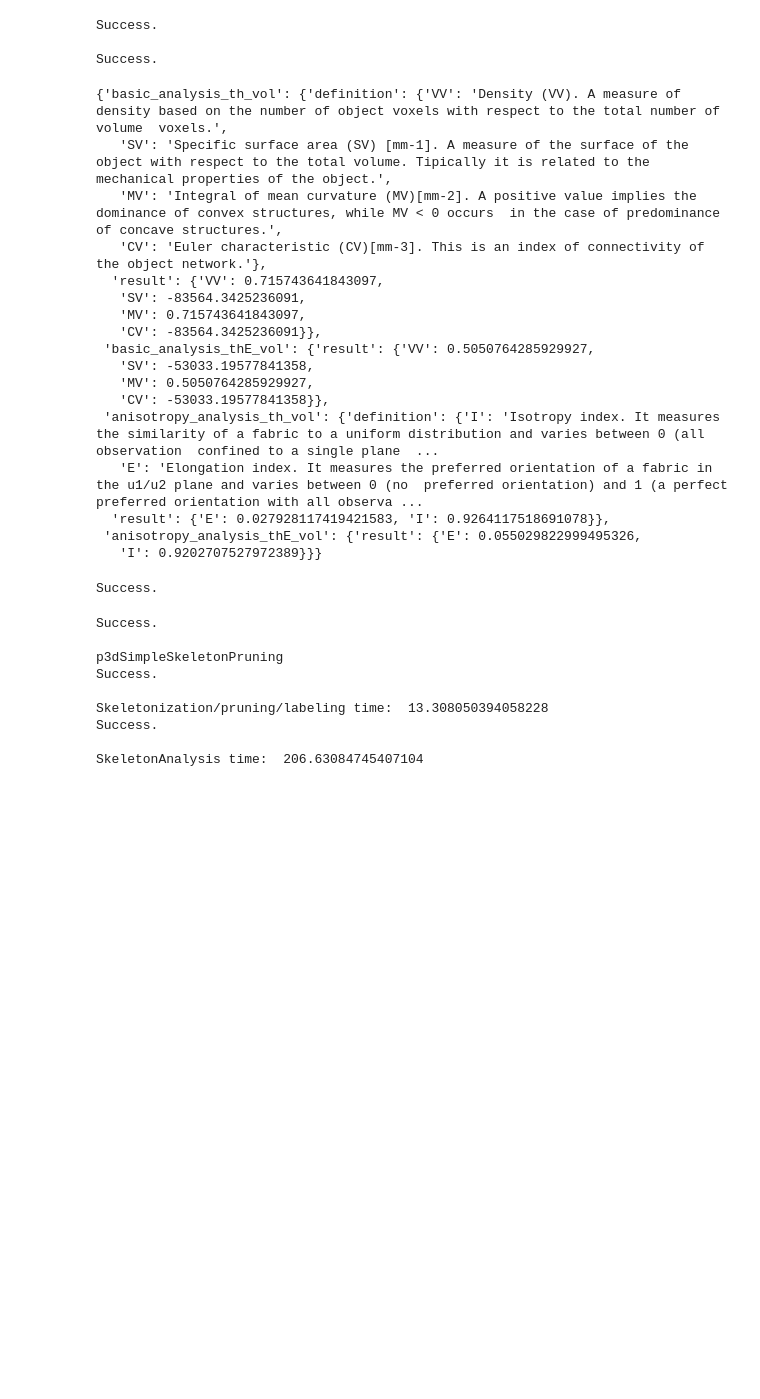
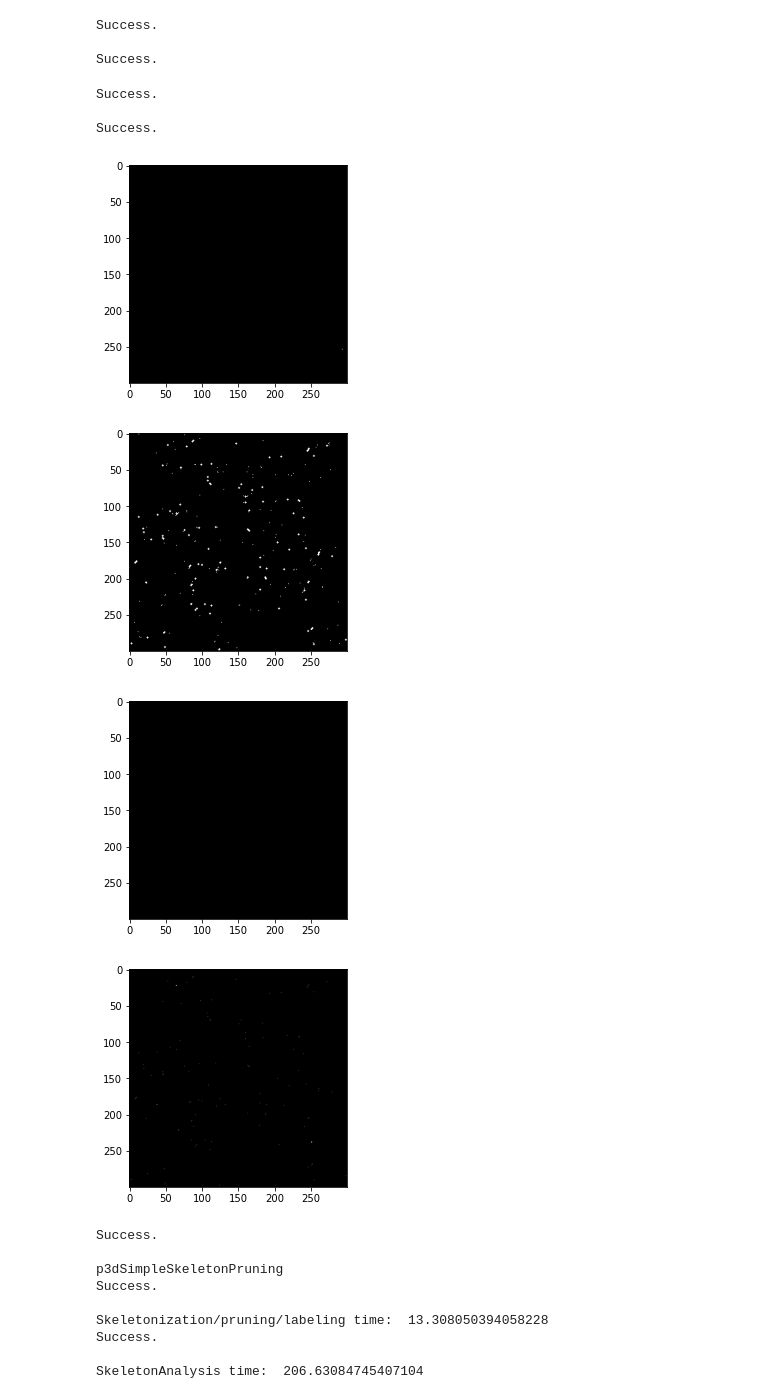
Before and after one commit to mrahmansagar/poreAnalysis, a Jupyter notebook: poreAnalysis_filter_boundary.ipynb, the cells around one changed output. Drawn from its saved outputs; the diff is of its cells as text; code cells hidden in the pictures; blank space fills up the shorter version.

```diff
--- a/poreAnalysis_filter_boundary.ipynb
+++ b/poreAnalysis_filter_boundary.ipynb
@@ -99,57 +124,26 @@ result['anisotropy_analysis_thE_vol'] = anisotropy_analysis
 Success.
 
 Success.
-# %%
-result
-# %% [output]
-{'basic_analysis_th_vol': {'definition': {'VV': 'Density (VV). A measure of density based on the number of object voxels with respect to the total number of volume  voxels.',
-   'SV': 'Specific surface area (SV) [mm-1]. A measure of the surface of the object with respect to the total volume. Tipically it is related to the mechanical properties of the object.',
-   'MV': 'Integral of mean curvature (MV)[mm-2]. A positive value implies the dominance of convex structures, while MV < 0 occurs  in the case of predominance of concave structures.',
-   'CV': 'Euler characteristic (CV)[mm-3]. This is an index of connectivity of the object network.'},
-  'result': {'VV': 0.715743641843097,
-   'SV': -83564.3425236091,
-   'MV': 0.715743641843097,
-   'CV': -83564.3425236091}},
- 'basic_analysis_thE_vol': {'result': {'VV': 0.5050764285929927,
-   'SV': -53033.19577841358,
-   'MV': 0.5050764285929927,
-   'CV': -53033.19577841358}},
- 'anisotropy_analysis_th_vol': {'definition': {'I': 'Isotropy index. It measures the similarity of a fabric to a uniform distribution and varies between 0 (all observation  confined to a single plane  ...
-   'E': 'Elongation index. It measures the preferred orientation of a fabric in the u1/u2 plane and varies between 0 (no  preferred orientation) and 1 (a perfect preferred orientation with all observa ...
-  'result': {'E': 0.027928117419421583, 'I': 0.9264117518691078}},
- 'anisotropy_analysis_thE_vol': {'result': {'E': 0.055029822999495326,
-   'I': 0.9202707527972389}}}
 # %%
 # Blob Analysis
-blob_analysis = {}
-def_blob = { 'COUNT': 'The number of identified blobs.',
- 'VOLUME': '[mm3] An array of length COUNT with the volume of each identified blob computed as the number of voxels rescaled  according to the specified voxel size.',
- 'MAX_SPHERE': '[mm] An array of length COUNT with the diameter of the maximum inscribed sphere of each identified blob. It is  computed as two times the maximum value of the Euclidean distance transform within the blob.',
- 'EQ_SPHERE': '[mm] An array of length COUNT with the diameter of the equivalent sphere, i.e. the diameter of a sphere with the  same volume as the blob. It is computed exploiting the inverse formula of the volume of a sphere.',
- 'MIN_AXIS': '[mm] An array of length COUNT with the minor axis length, i.e. the length of the shortest segment among all the  segments fully included into the blob and passing through its center of mass. The so-called “star” of segments from which  selecting the shortest is generated using random orientations. The "star" image can be optionally returned as output in order  to determine if more random segments have to be computed.',
- 'MAX_AXIS': '[mm] An array of length COUNT with the major axis length, i.e. the length of the longest segment among all the  segments fully included into the blob and passing through its center of mass.',
- 'SPHERICITY': 'An array of length COUNT with the ratio of MAX_SPHERE and EQ_SPHERE for each blob.',
- 'ASPECT_RATIO': 'An array of length COUNT with the ratio of MIN_AXIS and MAX_AXIS for each blob.',
- 'EXTENT': 'An array of length COUNT with the ratio between the volume of the blob and the volume of the minimum bounding box,  i.e. the smallest parallelepiped oriented according to image axis containing the blob.'}
-
-blob_analysis['definition'] = def_blob
-
-blob_stats = py_p3dBlobAnalysis(thD_volc, x, y, z, resolution=res)
-
-mem_pt = ctypes.c_double*blob_stats.blobCount
-
-res_blob = {'COUNT': blob_stats.blobCount,
-            'VOLUME': list(mem_pt.from_address(int(blob_stats.volume))),
-            'MAX_SPHERE': list(mem_pt.from_address(int(blob_stats.max_sph))),
-            'EQ_SPHERE': list(mem_pt.from_address(int(blob_stats.eq_sph))),
-            'MIN_AXIS': list(mem_pt.from_address(int(blob_stats.l_min))),
-            'MAX_AXIS': list(mem_pt.from_address(int(blob_stats.l_max))),
-            'SPHERICITY': list(mem_pt.from_address(int(blob_stats.sphericity))),
-            'ASPECT_RATIO': list(mem_pt.from_address(int(blob_stats.aspect_ratio))),
-            'EXTENT': list(mem_pt.from_address(int(blob_stats.extent))),
-           }
-blob_analysis['result'] = res_blob
-
-results['blob_analysis'] = blob_analysis
+blob_stats, blobs_th_volc, star_th_volc = py_p3dBlobAnalysis(th_volc, x, y, z, resolution=res)
+blob_analysis = formatBlobStats(blob_stats, definition=True)
+result['blob_analysis_th_ivol'] = blob_analysis
+blob_stats, blobs_thE_volc, star_thE_volc = py_p3dBlobAnalysis(thE_volc, x, y, z, resolution=res)
+blob_analysis = formatBlobStats(blob_stats)
+result['blob_analysis_thE_ivol'] = blob_analysis
 # %% [output]
 Success.
+
+Success.
+# %%
+blobs_th_vol = swigObjt2uint8Array(blobs_th_volc, x, y, z, plot=True)
+blobs_thE_vol = swigObjt2uint8Array(blobs_thE_volc, x, y, z, plot=True)
+
+star_th_vol = swigObjt2uint8Array(star_th_volc, x, y, z, plot=True)
+star_thE_vol = swigObjt2uint8Array(star_thE_volc, x, y, z, plot=True)
+# %% [output]
+[figure, added]
+[figure, added]
+[figure, added]
+[figure, added]
```
Also changed, not shown: parts of 14 cells of this notebook.
